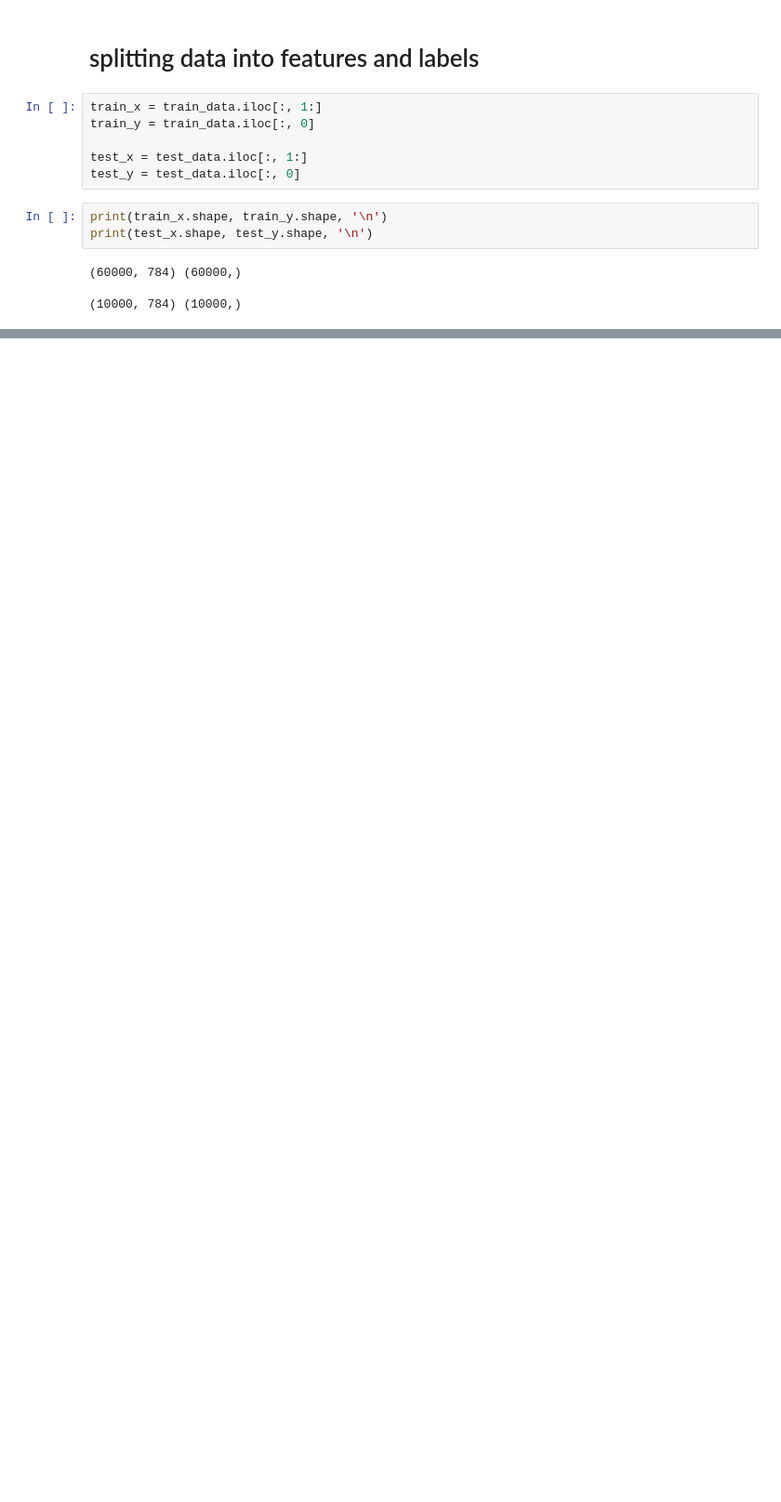
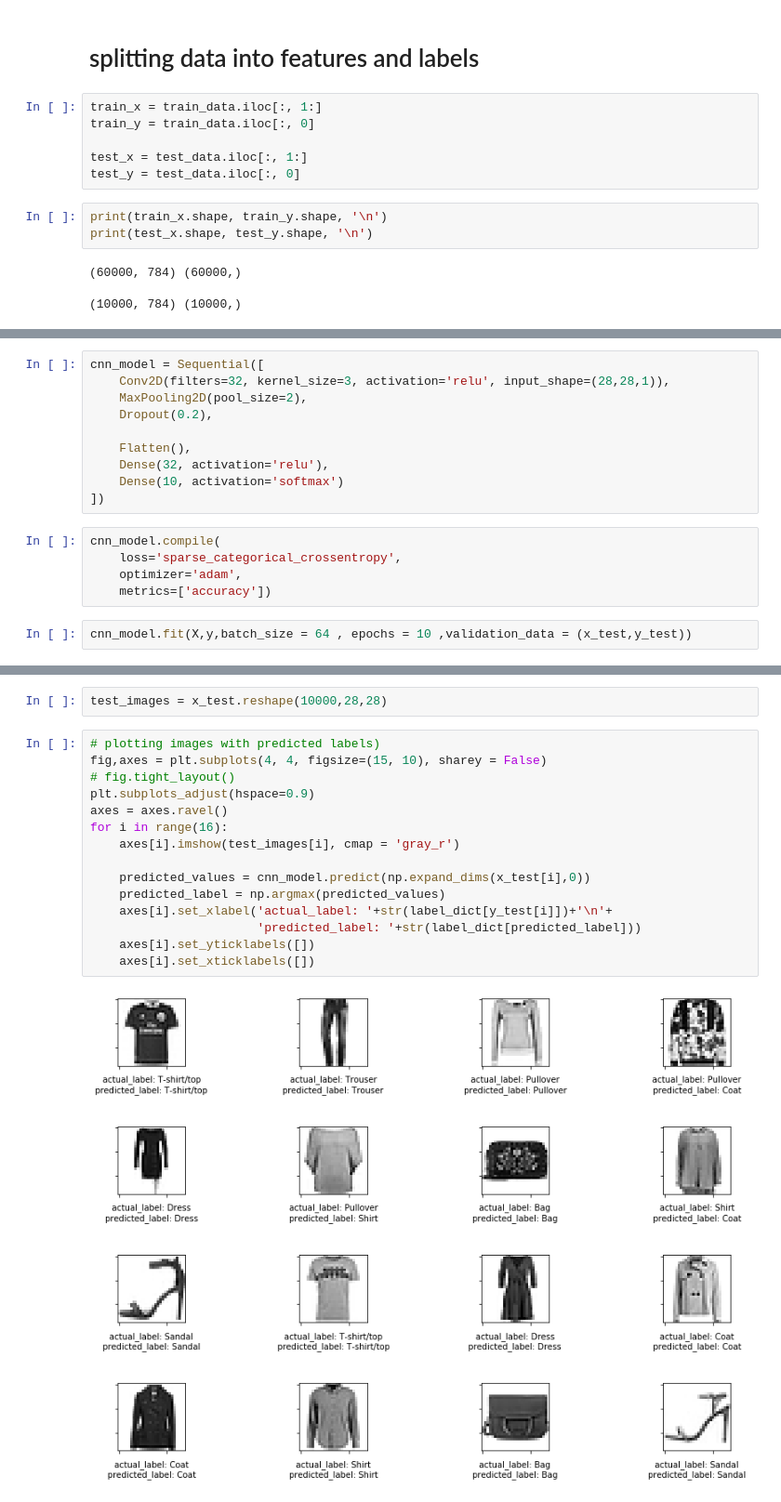
Before and after one commit to vyomshm/fashion_mnist, a Jupyter notebook: fashion-mnist.ipynb, the cells around one changed output, grey strips where cells are left out. Shown at 93% size. Cells and saved outputs as stored; diff of their text form; blank space fills up the shorter version.

```diff
--- a/fashion-mnist.ipynb
+++ b/fashion-mnist.ipynb
@@ -111,0 +127,17 @@ IndexError: tuple index out of range
+# %%
+cnn_model = Sequential([
+    Conv2D(filters=32, kernel_size=3, activation='relu', input_shape=(28,28,1)),
+    MaxPooling2D(pool_size=2),
+    Dropout(0.2),
+
+    Flatten(),
+    Dense(32, activation='relu'),
+    Dense(10, activation='softmax')
+])
+# %%
+cnn_model.compile(
+    loss='sparse_categorical_crossentropy',
+    optimizer='adam',
+    metrics=['accuracy'])
+# %%
+cnn_model.fit(X,y,batch_size = 64 , epochs = 10 ,validation_data = (x_test,y_test))
@@ -111,0 +166,19 @@ IndexError: tuple index out of range
+# %%
+test_images = x_test.reshape(10000,28,28)
+# %%
+# plotting images with predicted labels)
+fig,axes = plt.subplots(4, 4, figsize=(15, 10), sharey = False)
+# fig.tight_layout()
+plt.subplots_adjust(hspace=0.9)
+axes = axes.ravel()
+for i in range(16):
+    axes[i].imshow(test_images[i], cmap = 'gray_r')
+
+    predicted_values = cnn_model.predict(np.expand_dims(x_test[i],0))
+    predicted_label = np.argmax(predicted_values)
+    axes[i].set_xlabel('actual_label: '+str(label_dict[y_test[i]])+'\n'+
+                       'predicted_label: '+str(label_dict[predicted_label]))
+    axes[i].set_yticklabels([])
+    axes[i].set_xticklabels([])
+# %% [output]
+[figure, added]
```
Also changed, not shown: parts of 24 cells of this notebook.
